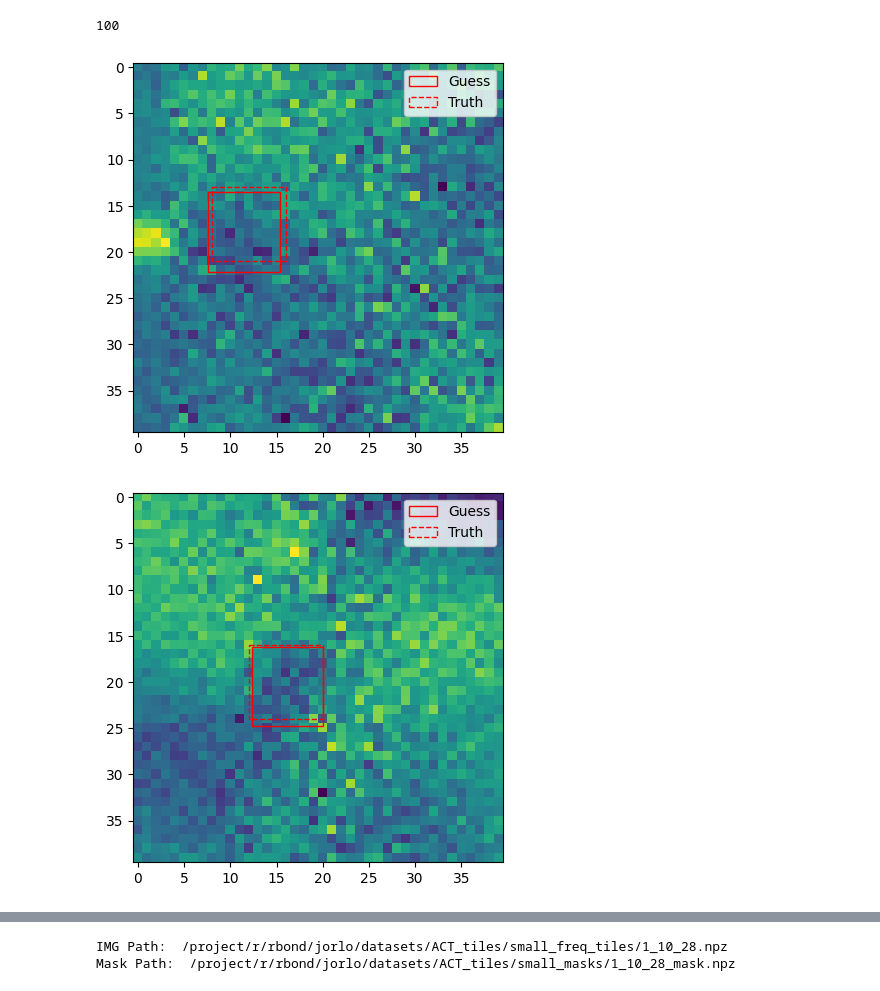
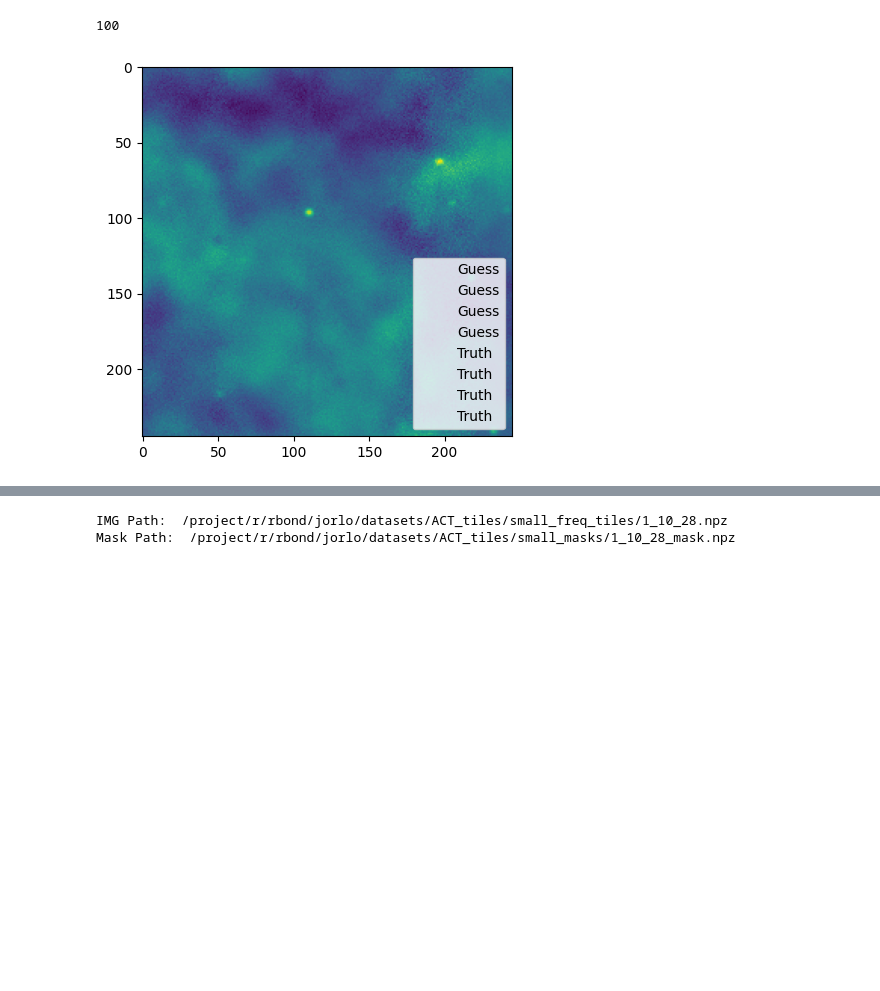
Before and after one commit to Sulla2012/ml-clusters, a Jupyter notebook: torch-mask-rcnn.ipynb, the cells around one changed output, grey strips where cells are left out. Cells and saved outputs as stored; diff of their text form; code cells hidden in the pictures; blank space fills up the shorter version.

```diff
--- a/torch-mask-rcnn.ipynb
+++ b/torch-mask-rcnn.ipynb
@@ -327,6 +327,8 @@ def get_instance_frcnn_model(num_classes, backbone_path, backbone_type = 'mobile
 
 
     return model
+# %%
+tile_type = "small"
 # %%
 
 #root = '/project/r/rbond/jorlo/datasets/ACT_tiles/'
@@ -337,15 +339,11 @@ len(list(sorted(os.listdir(os.path.join(root, "small_masks")))))
 # %%
 # use our dataset and defined transformations
 dataset = ClusterDataset(root, get_transform(train=True),
-                        cluster_dir = 'indv_freq_tiles', mask_dir = 'indv_masks')
+                        cluster_dir = '{}_freq_tiles'.format(tile_type),
+                        mask_dir = '{}_masks'.format(tile_type))
 dataset_test = ClusterDataset(root, get_transform(train=False),
-                        cluster_dir = 'indv_freq_tiles', mask_dir = 'indv_masks')
-
-
-#dataset = ClusterDataset('/project/r/rbond/jorlo/datasets/ACT_tiles/', get_transform(train=True),
-#                        cluster_dir = 'small_freq_tiles', mask_dir = 'small_masks')
-#dataset_test = ClusterDataset('/project/r/rbond/jorlo/datasets/ACT_tiles/', get_transform(train=False),
-#                        cluster_dir = 'small_freq_tiles', mask_dir = 'small_masks')
+                        cluster_dir = '{}_freq_tiles'.format(tile_type),
+                        mask_dir = '{}_masks'.format(tile_type))
 
 # split the dataset in train and test set
 torch.manual_seed(1)
@@ -397,10 +395,10 @@ lr_scheduler = torch.optim.lr_scheduler.StepLR(optimizer,
 from torch.optim.lr_scheduler import StepLR
 num_epochs = 10
 
-model_path = "/mnt/welch/USERS/jorlo/ml-clusters/models/torch-act/"
+model_path = "/mnt/welch/USERS/jorlo/ml-clusters/models/torch-act/act-{}-frcnn-{}-tiles.pth".format(backbone, tile_type)
 load_exiting_weights = True
-if load_exiting_weights:
-    model.load_state_dict(torch.load(model_path+"act-{}-frcnn-tiles.pth".format(backbone)))
+if load_exiting_weights and os.path.exists(model_path):
+    model.load_state_dict(torch.load(model_path))
 
 for epoch in range(num_epochs):
     # train for one epoch, printing every 10 iterations
@@ -409,5 +407,5 @@ for epoch in range(num_epochs):
     lr_scheduler.step()
     # evaluate on the test dataset
     evaluate(model, data_loader_test, device=device)
-    torch.save(model.state_dict(), model_path+"act-{}-frcnn-tiles.pth".format(backbone))
+    torch.save(model.state_dict(), model_path)
 # %% [output]
@@ -431,6 +430,7 @@ Epoch: [2]  [ 530/1182]  eta: 0:10:09  lr: 0.005000  loss: 0.0737 (0.0815)  loss
 # %%
 #model.load_state_dict(torch.load("/project/r/rbond/jorlo/ml-clusters/models/torch-act/act-mobilenet-frcnn.pth"))
 #model.load_state_dict(torch.load(model_path + "act-{}-frcnn-indv.pth".format(backbone)))
+model_path = "/mnt/welch/USERS/jorlo/ml-clusters/models/torch-act/"
 
-#model.load_state_dict(torch.load(model_path + "act-{}-frcnn-tiles.pth".format(backbone)))
+model.load_state_dict(torch.load(model_path+"act-{}-frcnn-{}-tiles.pth".format(backbone, tile_type)))
 #model.load_state_dict(torch.load("/mnt/welch/USERS/jorlo/ml-clusters/models/mist-torch-act/act-resnet-frcnn-tiles.pth"))
@@ -598,35 +589,34 @@ len(prediction[0]['boxes'])
 # %% [output]
 100
 # %%
-for j in range(10):
+for j in range(1):
     img, truth = dataset_test[j]
     # put the model in evaluation mode
     model.eval()
     with torch.no_grad():
         prediction = model([img.to(device)])
     fig = plt.figure()
     ax = fig.add_subplot(111)
     plt.imshow(img[0,...])
 
     colors = ["red", "black", "purple"]
 
     for i in range(len(prediction[0]['boxes'])):
         if prediction[0]['scores'][i]>=0.5:
             xmin, ymin, xmax, ymax = prediction[0]['boxes'][i].cpu().numpy()
-            rectangle = plt.Rectangle((xmin,ymin), xmax-xmin,ymax-ymin, fc='none',ec=colors[i], label = 'Guess')
+            rectangle = plt.Rectangle((xmin,ymin), xmax-xmin,ymax-ymin, fc='none', label = 'Guess')
             ax.add_patch(rectangle)
 
     for i in range(len(truth['boxes'])):
         xmin, ymin, xmax, ymax = truth['boxes'][i].cpu().numpy()
-        rectangle = plt.Rectangle((xmin,ymin), xmax-xmin,ymax-ymin, fc='none',ec=colors[i], linestyle = '--', label = 'Truth')
+        rectangle = plt.Rectangle((xmin,ymin), xmax-xmin,ymax-ymin, fc='none', linestyle = '--', label = 'Truth')
         ax.add_patch(rectangle)
 
     plt.legend()
     plt.savefig('./figs/region_prop_{}.png'.format(j))
     plt.savefig('./figs/region_prop_{}.pdf'.format(j))
 
     plt.show()
     plt.close()
 # %% [output]
-[figure, old version]
+[figure, new version]
-[figure, removed]
```
Also changed, not shown: parts of 8 cells of this notebook, 3 other files.
